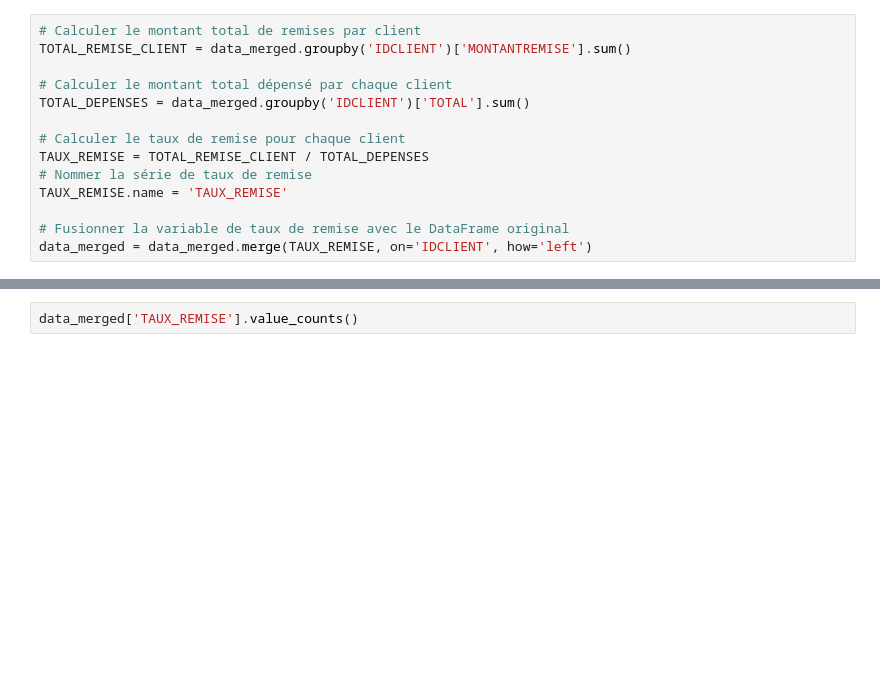
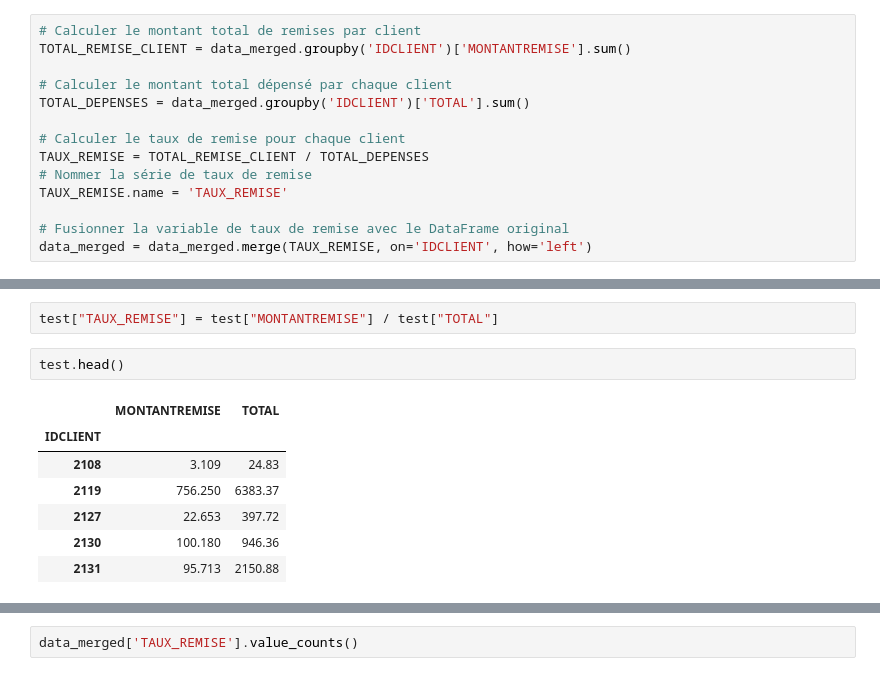
Before and after one commit to KBL78110/Retail_Customer_Retention, a Jupyter notebook: merged_Notebook GLOBAL TICKET Botanic_F.ipynb, the cells around one changed output, grey strips where cells are left out. Drawn from its saved outputs; the diff is of its cells as text; blank space fills up the shorter version.

```diff
--- a/merged_Notebook GLOBAL TICKET Botanic_F.ipynb
+++ b/merged_Notebook GLOBAL TICKET Botanic_F.ipynb
@@ -721,0 +735,12 @@ data_merged = data_merged.merge(TAUX_REMISE, on='IDCLIENT', how='left')
+# %%
+test["TAUX_REMISE"] = test["MONTANTREMISE"] / test["TOTAL"]
+# %%
+test.head()
+# %% [output]
+|  | MONTANTREMISE | TOTAL |
+| IDCLIENT |  |  |
+| 2108 | 3.109 | 24.83 |
+| 2119 | 756.250 | 6383.37 |
+| 2127 | 22.653 | 397.72 |
+| 2130 | 100.180 | 946.36 |
+| 2131 | 95.713 | 2150.88 |
```
Also changed, not shown: parts of 5 cells of this notebook.
